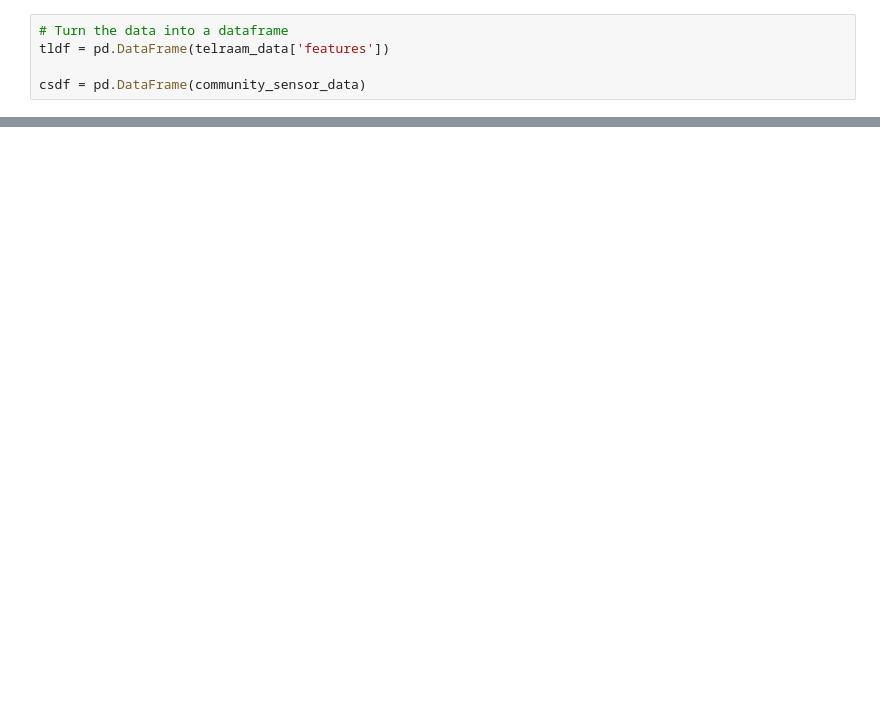
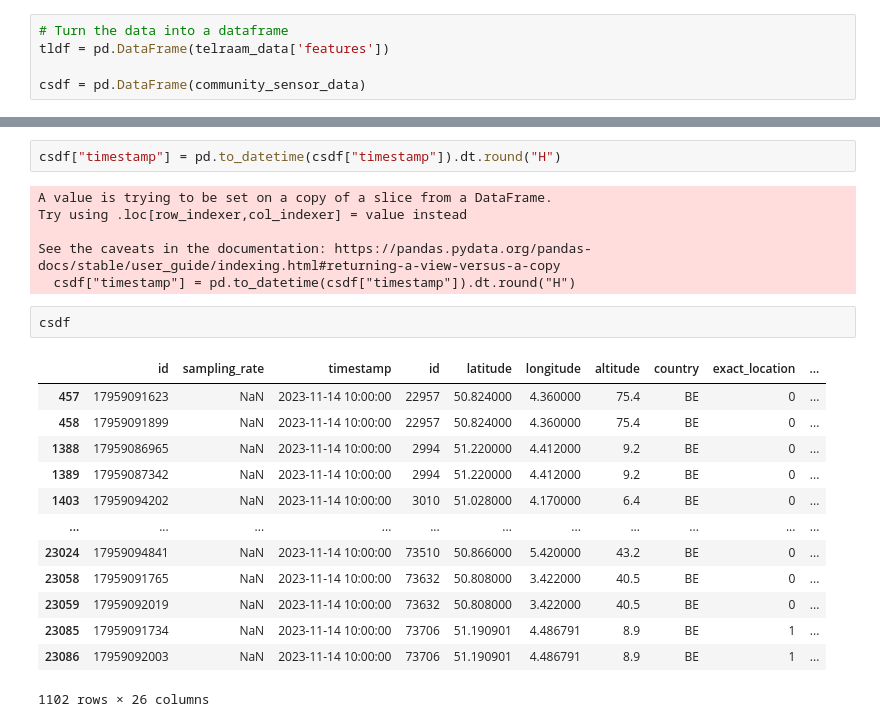
Before and after one commit to Seifeldin-Sabry/airene-etl, a Jupyter notebook: testing.ipynb, the cells around one changed output, grey strips where cells are left out. Drawn from its saved outputs; the diff is of its cells as text; blank space fills up the shorter version.

```diff
--- a/testing.ipynb
+++ b/testing.ipynb
@@ -95,0 +179,24 @@ dtype: int64
+# %%
+csdf["timestamp"] = pd.to_datetime(csdf["timestamp"]).dt.round("H")
+# %% [output]
+A value is trying to be set on a copy of a slice from a DataFrame.
+Try using .loc[row_indexer,col_indexer] = value instead
+
+See the caveats in the documentation: https://pandas.pydata.org/pandas-docs/stable/user_guide/indexing.html#returning-a-view-versus-a-copy
+  csdf["timestamp"] = pd.to_datetime(csdf["timestamp"]).dt.round("H")
+# %%
+csdf
+# %% [output]
+|  | id | sampling_rate | timestamp | id | latitude | longitude | altitude | country | exact_location | ... |
+| 457 | 17959091623 | NaN | 2023-11-14 10:00:00 | 22957 | 50.824000 | 4.360000 | 75.4 | BE | 0 | ... |
+| 458 | 17959091899 | NaN | 2023-11-14 10:00:00 | 22957 | 50.824000 | 4.360000 | 75.4 | BE | 0 | ... |
+| 1388 | 17959086965 | NaN | 2023-11-14 10:00:00 | 2994 | 51.220000 | 4.412000 | 9.2 | BE | 0 | ... |
+| 1389 | 17959087342 | NaN | 2023-11-14 10:00:00 | 2994 | 51.220000 | 4.412000 | 9.2 | BE | 0 | ... |
+| 1403 | 17959094202 | NaN | 2023-11-14 10:00:00 | 3010 | 51.028000 | 4.170000 | 6.4 | BE | 0 | ... |
+| ... | ... | ... | ... | ... | ... | ... | ... | ... | ... | ... |
+| 23024 | 17959094841 | NaN | 2023-11-14 10:00:00 | 73510 | 50.866000 | 5.420000 | 43.2 | BE | 0 | ... |
+| 23058 | 17959091765 | NaN | 2023-11-14 10:00:00 | 73632 | 50.808000 | 3.422000 | 40.5 | BE | 0 | ... |
+| 23059 | 17959092019 | NaN | 2023-11-14 10:00:00 | 73632 | 50.808000 | 3.422000 | 40.5 | BE | 0 | ... |
+| 23085 | 17959091734 | NaN | 2023-11-14 10:00:00 | 73706 | 51.190901 | 4.486791 | 8.9 | BE | 1 | ... |
+| 23086 | 17959092003 | NaN | 2023-11-14 10:00:00 | 73706 | 51.190901 | 4.486791 | 8.9 | BE | 1 | ... |
+1102 rows × 26 columns
```
Also changed, not shown: parts of 19 cells of this notebook.
